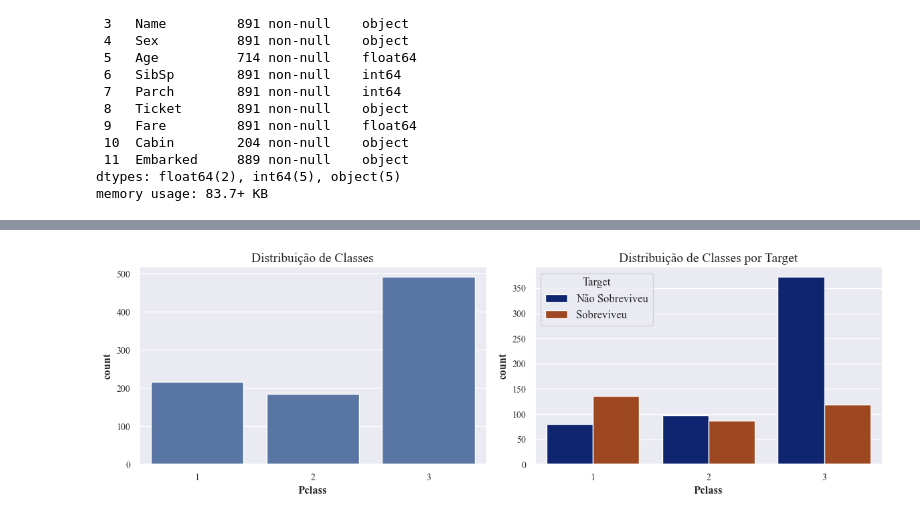
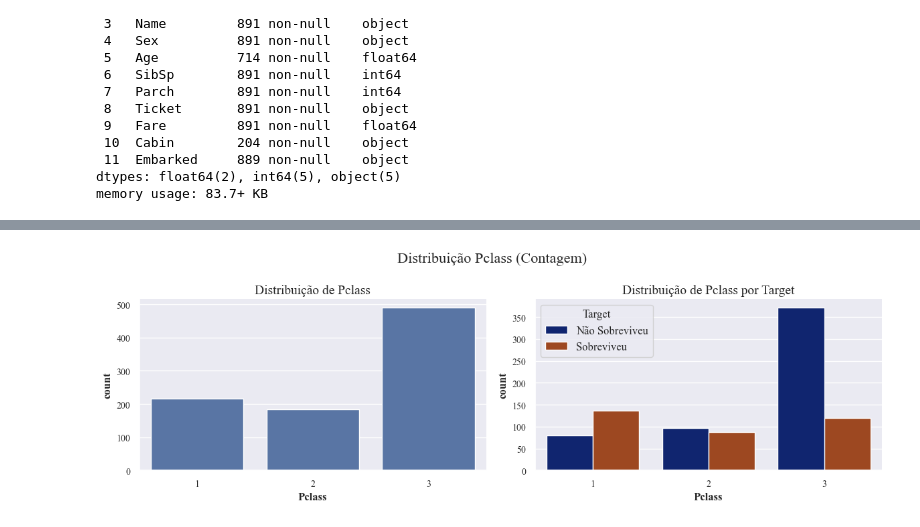
Before and after one commit to espeditoalves/titanic-ml-project, a Jupyter notebook: notebooks/exploration/1.0 - initial-data-exploration.ipynb, the cells around one changed output, grey strips where cells are left out. Cells and saved outputs as stored; diff of their text form; code cells hidden in the pictures.

```diff
--- a/notebooks/exploration/1.0 - initial-data-exploration.ipynb
+++ b/notebooks/exploration/1.0 - initial-data-exploration.ipynb
@@ -115,13 +200,14 @@ df_train['Pclass'].value_counts(dropna=False).reset_index()
 # %%
 fig, ax = plt.subplots(1,2, figsize = (12, 4))
+fig.suptitle('Distribuição Pclass (Contagem)')
 sns.countplot(ax = ax[0], data=df_train, x = 'Pclass', order = [1,2,3])
 sns.countplot(ax = ax[1], data=df_train, x = 'Pclass', hue = 'Target', order = [1,2,3], palette='dark', edgecolor = 'white')
 
-ax[0].set_title('Distribuição de Classes')
-ax[1].set_title('Distribuição de Classes por Target')
+ax[0].set_title('Distribuição de Pclass')
+ax[1].set_title('Distribuição de Pclass por Target')
 
 # Ajustando o layout da figura
 plt.tight_layout()
 plt.show()
 # %% [output]
-[figure, old version]
+[figure, new version]
```
Also changed, not shown: parts of 56 cells of this notebook.
